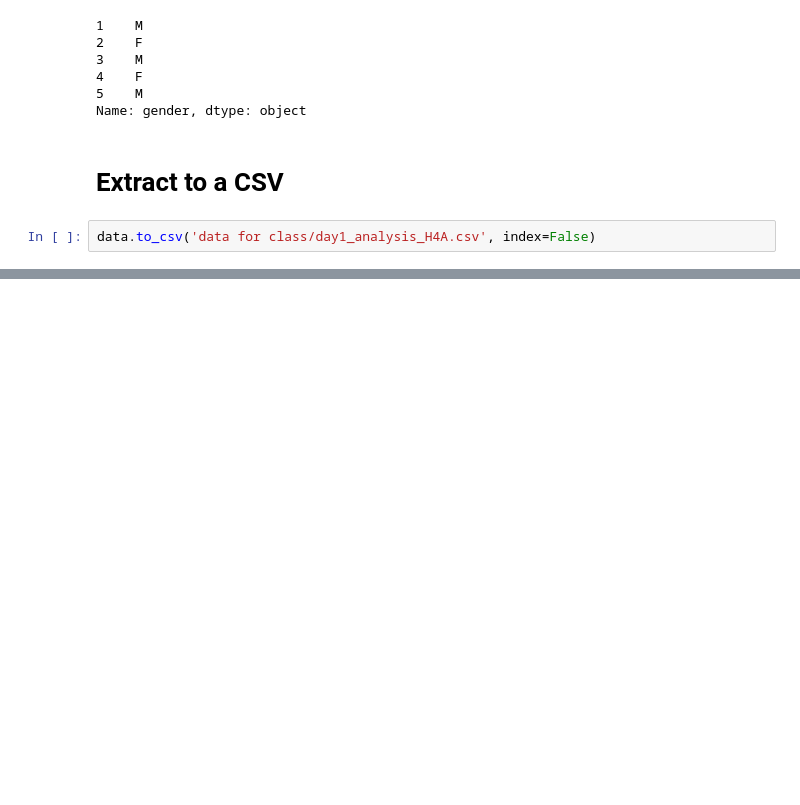
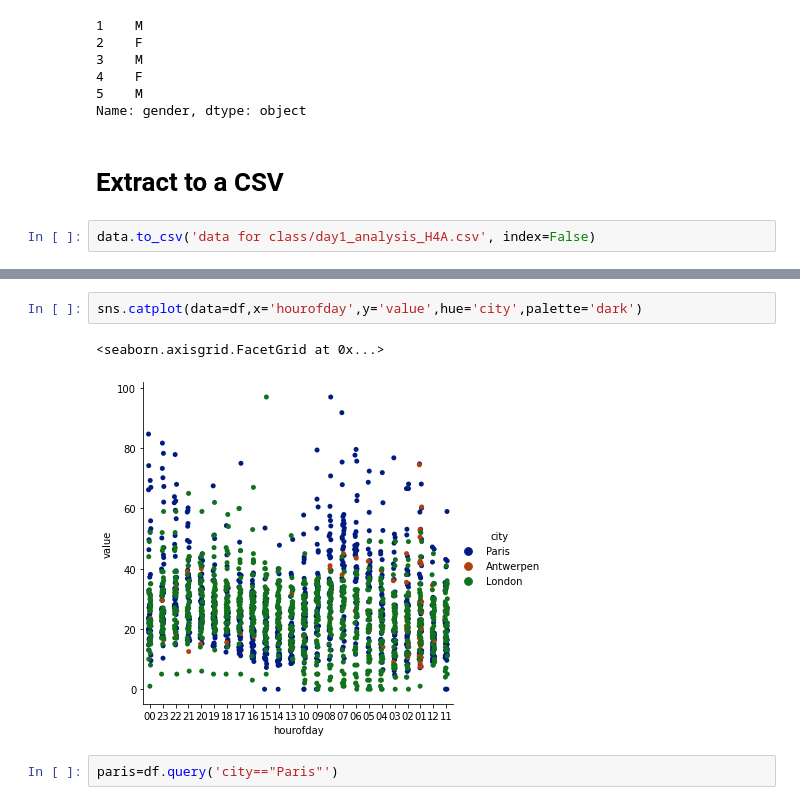
Before and after one commit to siandav/cosferlabwork, a Jupyter notebook: Jupyter/Week1/Day2 H4A_analysis_1.ipynb, the cells around one changed output, grey strips where cells are left out. Cells and saved outputs as stored; diff of their text form; blank space fills up the shorter version.

```diff
--- a/Jupyter/Week1/Day2 H4A_analysis_1.ipynb
+++ b/Jupyter/Week1/Day2 H4A_analysis_1.ipynb
@@ -561,0 +1028,7 @@ data.to_csv('data for class/day1_analysis_H4A.csv', index=False)
+# %%
+sns.catplot(data=df,x='hourofday',y='value',hue='city',palette='dark')
+# %% [output]
+<seaborn.axisgrid.FacetGrid at 0x...>
+[figure, added]
+# %%
+paris=df.query('city=="Paris"')
```
Also changed, not shown: parts of 71 cells of this notebook, 7 other files.
